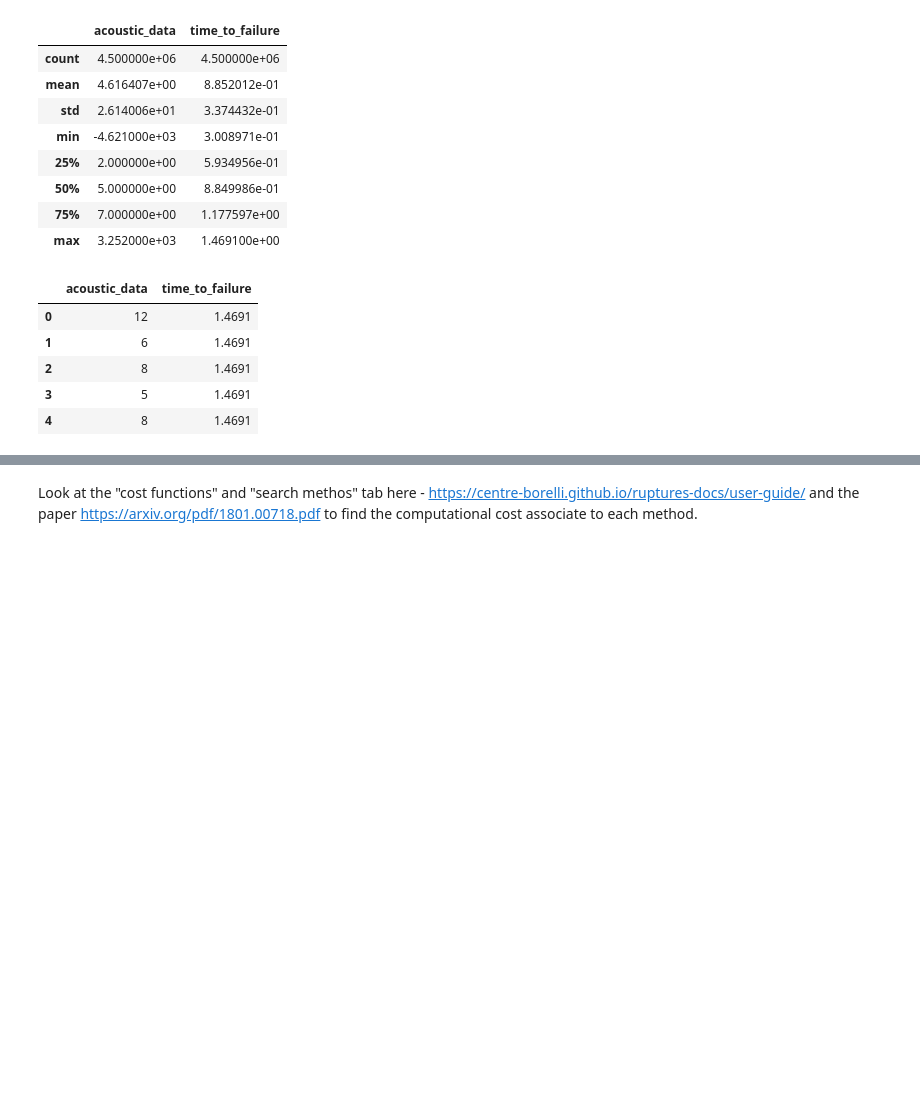
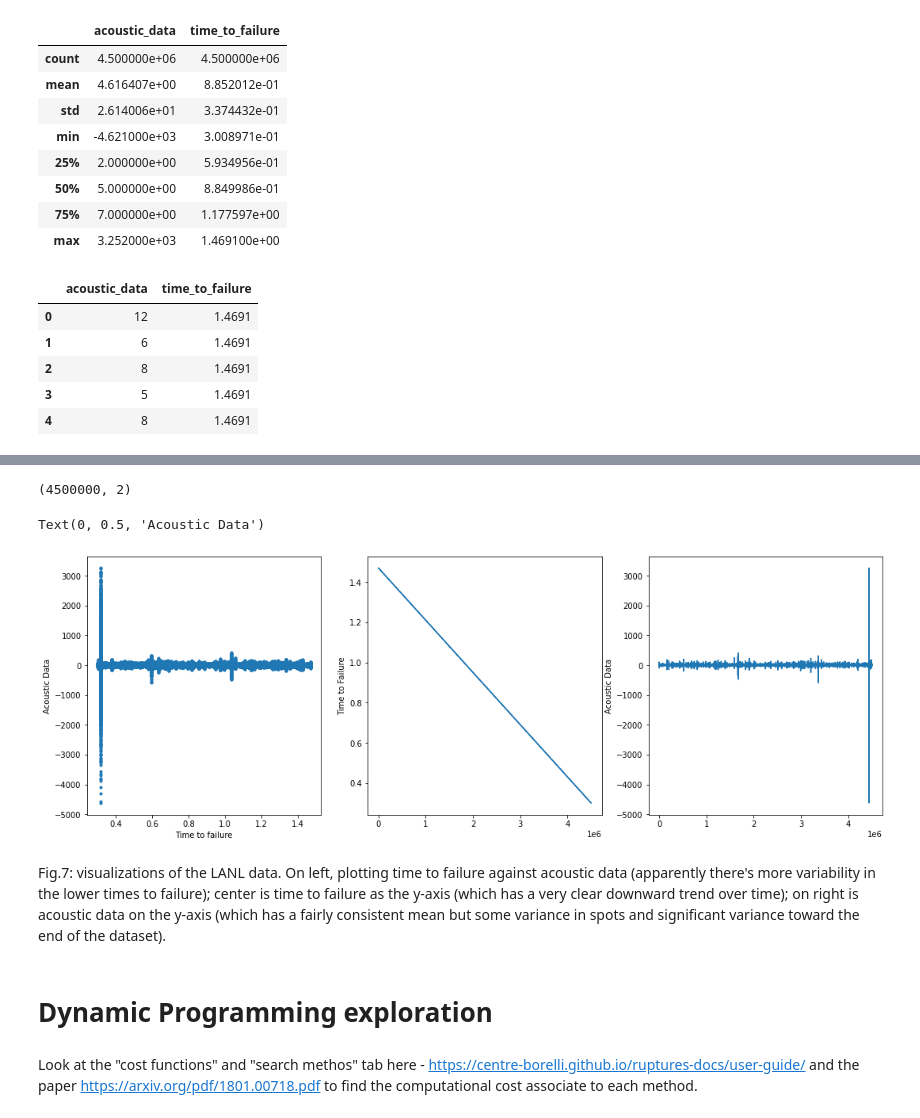
Before and after one commit to lifewinning/MLTSA22_IBurrington, a Jupyter notebook: HW6/HW6.ipynb, the cells around one changed output, grey strips where cells are left out. Drawn from its saved outputs; the diff is of its cells as text; code cells hidden in the pictures; blank space fills up the shorter version.

```diff
--- a/HW6/HW6.ipynb
+++ b/HW6/HW6.ipynb
@@ -248,2 +237,22 @@ Find a method that takes as input the number of pocs and has computational compl
+# %%
+eq1.shape
+# %% [output]
+(4500000, 2)
+# %%
+fig, ax = pl.subplots(1,3, figsize=(18, 6))
+ax[0].plot(eq1['time_to_failure'], eq1['acoustic_data'], '.')
+ax[0].set_xlabel('Time to failure')
+ax[0].set_ylabel('Acoustic Data')
+ax[1].plot(np.arange(0, eq1.shape[0]), eq1['time_to_failure'])
+ax[1].set_ylabel('Time to Failure')
+ax[2].plot(np.arange(0, eq1.shape[0]), eq1['acoustic_data'])
+ax[2].set_ylabel('Acoustic Data')
+# %% [output]
+Text(0, 0.5, 'Acoustic Data')
+[figure, added]
+# %% [markdown]
+Fig.7: visualizations of the LANL data. On left, plotting time to failure against acoustic data (apparently there's more variability in the lower times to failure); center is time to failure as the y-axis (which has a very clear downward trend over time); on right is acoustic data on the y-axis (which has a fairly consistent mean but some variance in spots and significant variance toward the end of the dataset).
+# %% [markdown]
+# Dynamic Programming exploration
 # %% [markdown]
 Look at the "cost functions" and "search methos" tab here - https://centre-borelli.github.io/ruptures-docs/user-guide/ and the paper https://arxiv.org/pdf/1801.00718.pdf to find the computational cost associate to each method.
```
Also changed, not shown: parts of 62 cells of this notebook.
